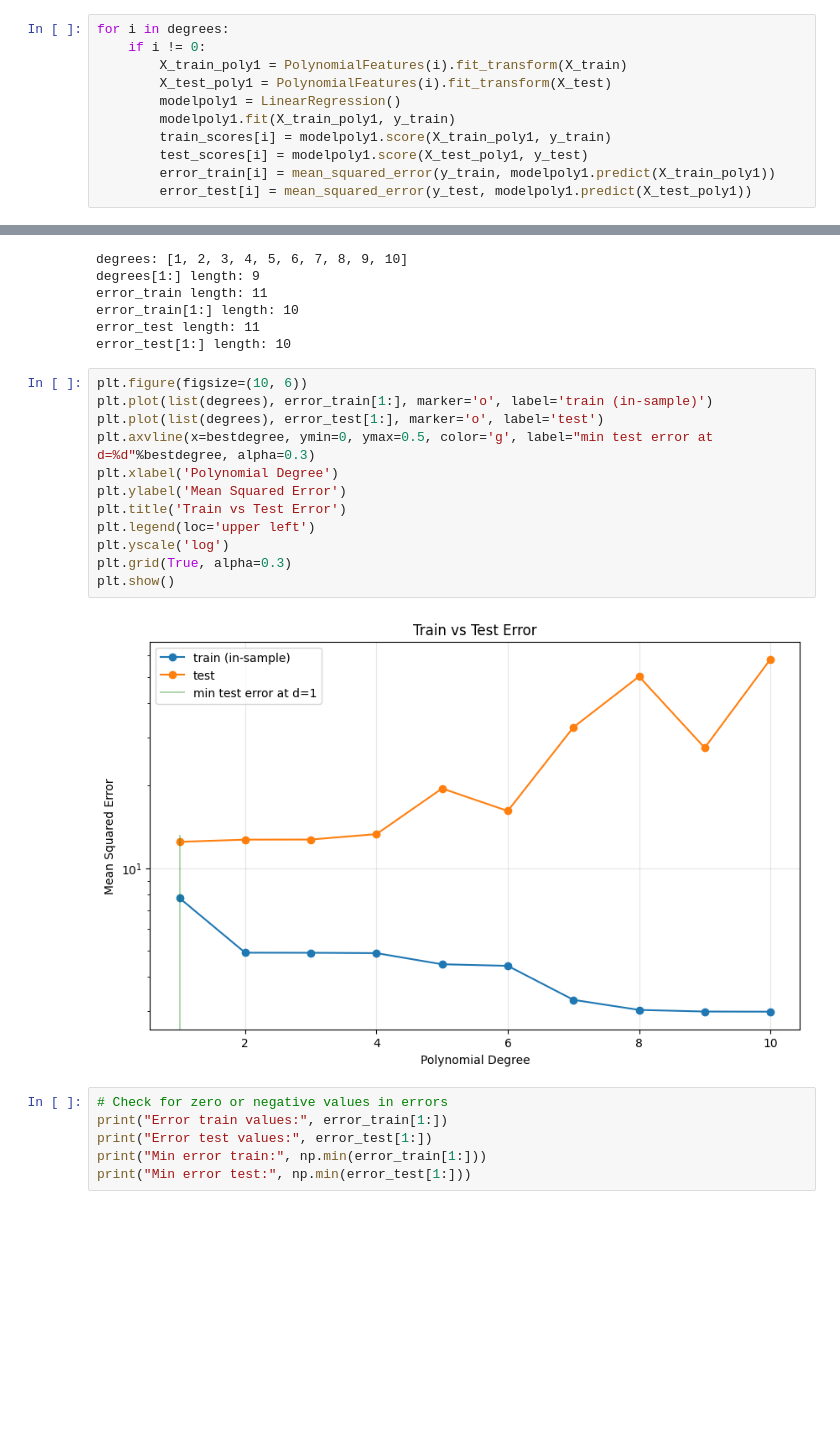
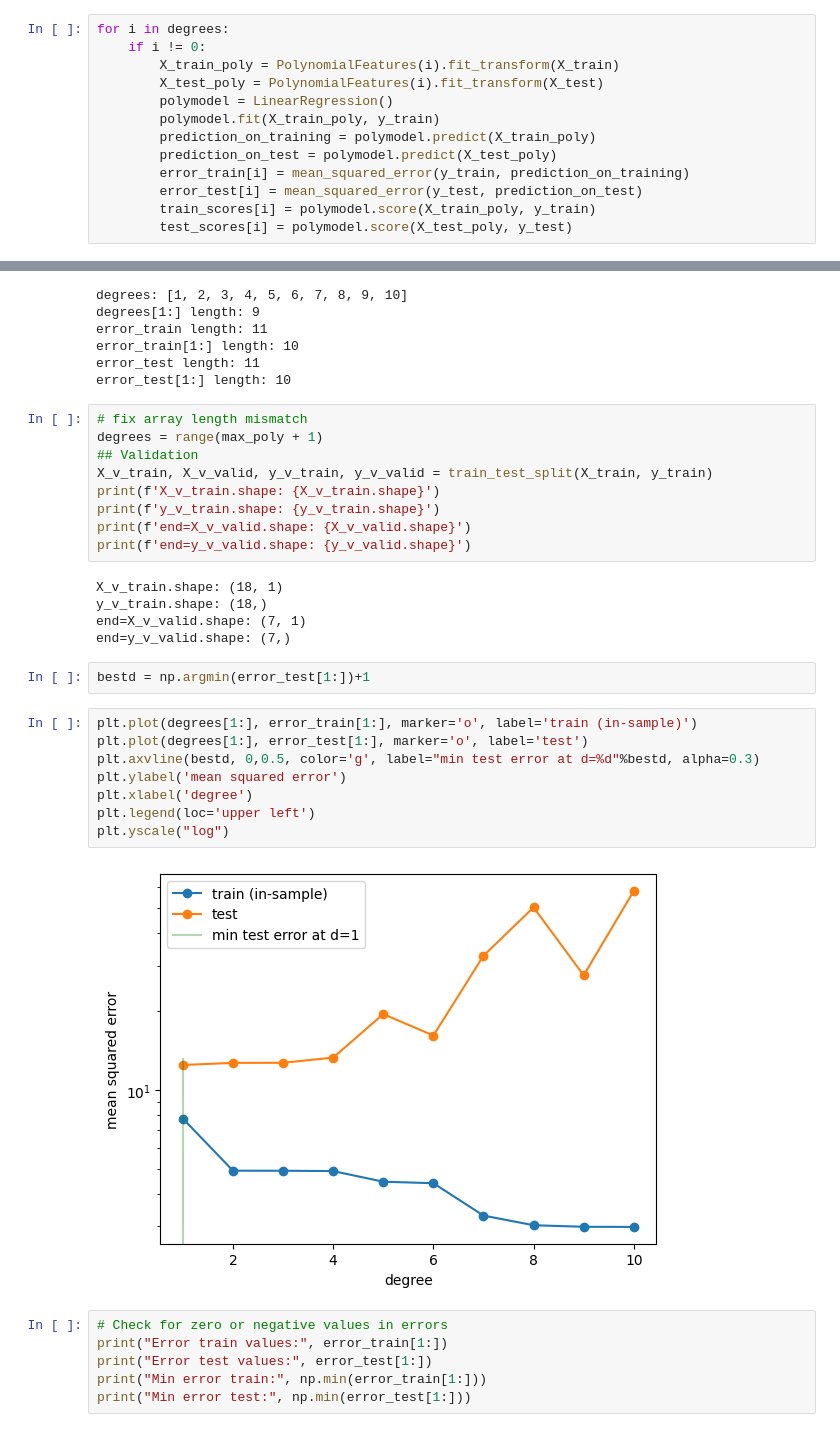
Before and after one commit to gusgoes/Machine-Learning, a Jupyter notebook: week2/validation.ipynb, the cells around one changed output, grey strips where cells are left out. Saved outputs shown, nothing was run; the diff lists cells and outputs as text; blank space fills up the shorter version.

```diff
--- a/week2/validation.ipynb
+++ b/week2/validation.ipynb
@@ -173,14 +173,16 @@ error_test = np.zeros(max_poly + 1)
 # %%
 for i in degrees:
     if i != 0:
-        X_train_poly1 = PolynomialFeatures(i).fit_transform(X_train)
-        X_test_poly1 = PolynomialFeatures(i).fit_transform(X_test)
-        modelpoly1 = LinearRegression()
-        modelpoly1.fit(X_train_poly1, y_train)
-        train_scores[i] = modelpoly1.score(X_train_poly1, y_train)
-        test_scores[i] = modelpoly1.score(X_test_poly1, y_test)
-        error_train[i] = mean_squared_error(y_train, modelpoly1.predict(X_train_poly1))
-        error_test[i] = mean_squared_error(y_test, modelpoly1.predict(X_test_poly1))
+        X_train_poly = PolynomialFeatures(i).fit_transform(X_train)
+        X_test_poly = PolynomialFeatures(i).fit_transform(X_test)
+        polymodel = LinearRegression()
+        polymodel.fit(X_train_poly, y_train)
+        prediction_on_training = polymodel.predict(X_train_poly)
+        prediction_on_test = polymodel.predict(X_test_poly)
+        error_train[i] = mean_squared_error(y_train, prediction_on_training)
+        error_test[i] = mean_squared_error(y_test, prediction_on_test)
+        train_scores[i] = polymodel.score(X_train_poly, y_train)
+        test_scores[i] = polymodel.score(X_test_poly, y_test)
 # %%
 train_scores
 # %% [output]
@@ -207,20 +209,32 @@ error_train length: 11
 error_train[1:] length: 10
 error_test length: 11
 error_test[1:] length: 10
+# %%
+# fix array length mismatch
+degrees = range(max_poly + 1)
+## Validation
+X_v_train, X_v_valid, y_v_train, y_v_valid = train_test_split(X_train, y_train)
+print(f'X_v_train.shape: {X_v_train.shape}')
+print(f'y_v_train.shape: {y_v_train.shape}')
+print(f'end=X_v_valid.shape: {X_v_valid.shape}')
+print(f'end=y_v_valid.shape: {y_v_valid.shape}')
+# %% [output]
+X_v_train.shape: (18, 1)
+y_v_train.shape: (18,)
+end=X_v_valid.shape: (7, 1)
+end=y_v_valid.shape: (7,)
+# %%
+bestd = np.argmin(error_test[1:])+1
 # %%
-plt.figure(figsize=(10, 6))
-plt.plot(list(degrees), error_train[1:], marker='o', label='train (in-sample)')
-plt.plot(list(degrees), error_test[1:], marker='o', label='test')
-plt.axvline(x=bestdegree, ymin=0, ymax=0.5, color='g', label="min test error at d=%d"%bestdegree, alpha=0.3)
-plt.xlabel('Polynomial Degree')
-plt.ylabel('Mean Squared Error')
-plt.title('Train vs Test Error')
+plt.plot(degrees[1:], error_train[1:], marker='o', label='train (in-sample)')
+plt.plot(degrees[1:], error_test[1:], marker='o', label='test')
+plt.axvline(bestd, 0,0.5, color='g', label="min test error at d=%d"%bestd, alpha=0.3)
+plt.ylabel('mean squared error')
+plt.xlabel('degree')
 plt.legend(loc='upper left')
-plt.yscale('log')
-plt.grid(True, alpha=0.3)
-plt.show()
+plt.yscale("log")
 # %% [output]
-[figure, old version]
+[figure, new version]
 # %%
 # Check for zero or negative values in errors
 print("Error train values:", error_train[1:])
```
Also changed, not shown: parts of 6 cells of this notebook, 1 other file.
